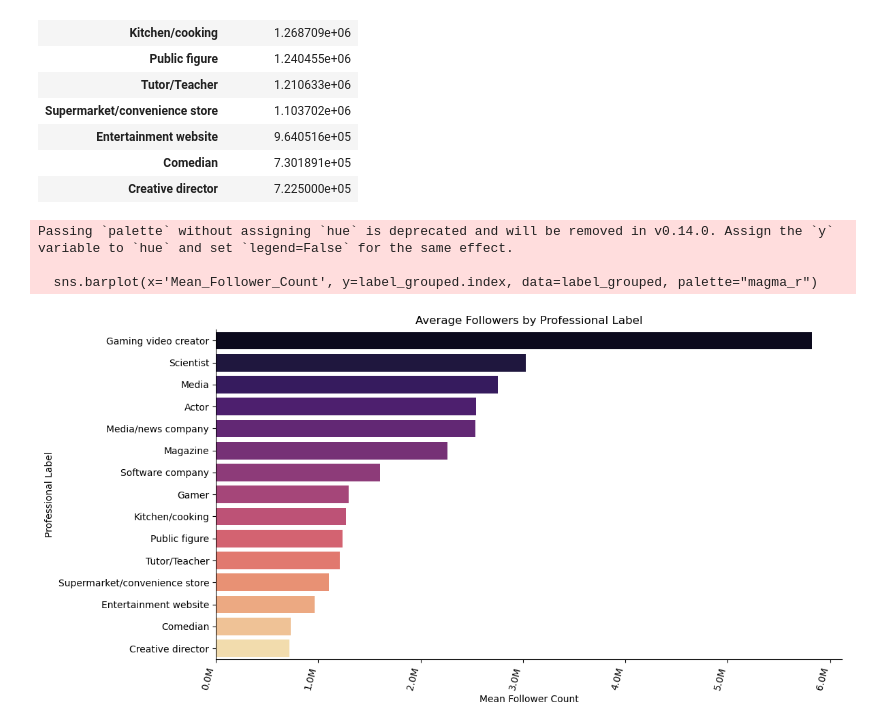
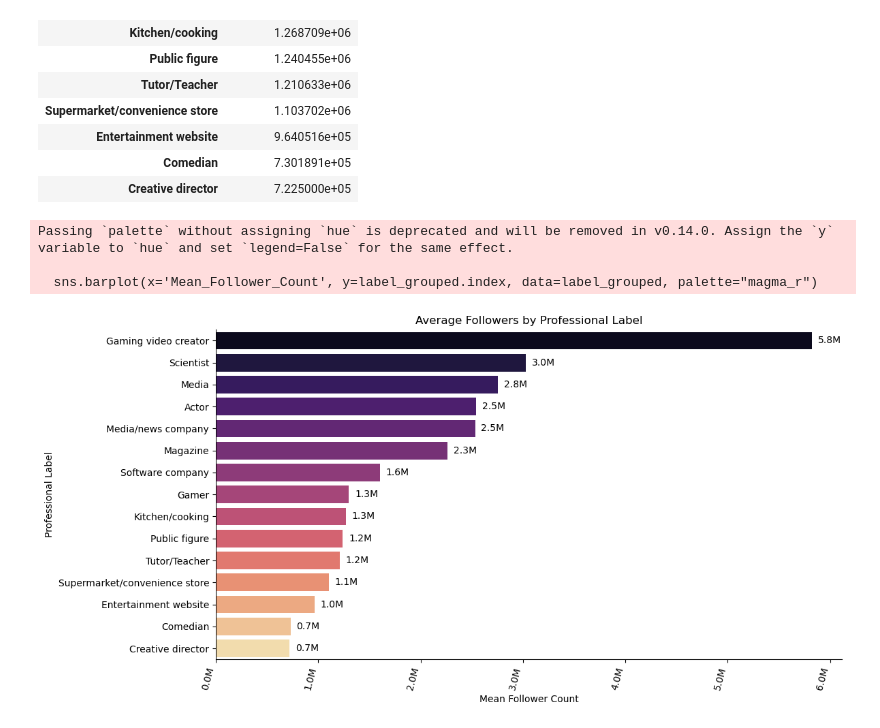
Before and after one commit to Sujalk63/instagram-dataset-exploration-and-analysis, a Jupyter notebook: 1_ProfessionalLabelsVsFollowerCount.ipynb, the cells around one changed output. Drawn from its saved outputs; the diff is of its cells as text; code cells hidden in the pictures.

Commit message:
added plt text

```diff
--- a/1_ProfessionalLabelsVsFollowerCount.ipynb
+++ b/1_ProfessionalLabelsVsFollowerCount.ipynb
@@ -8,11 +9,29 @@ file_path = r'C:\Users\Sujal Karmakar\Desktop\Desktop\Data Analyst\Python\python
 df = pd.read_excel(file_path)
 
 # filtering valid labels only
-df = df[df["Professional Label"].notna()] # professional label should not be nan
+
+# professional label should not be nan
+df = df[df["Professional Label"].notna()]
+
 label_counts = df["Professional Label"].value_counts()
-valid_labels =  label_counts[label_counts >= 5].index # the count of label should atleast be 5
+
+# the count of label should atleast be 5
+valid_labels =  label_counts[label_counts >= 5].index
+
 df = df[df["Professional Label"].isin(valid_labels)]
 
+# fiiling 0 to each nan values
+df["Followers Count"] = df["Followers Count"].fillna(0)
+
+df["Following Count"] = df["Following Count"].fillna(0)
+
+# creating a M foramt for followers and following count
+df["followers formatted"] = df["Followers Count"].apply(lambda x: millify(x) if pd.notna(x) else 0)
+
+df["Following formatted"] = df["Following Count"].apply(lambda x: millify(x) if pd.notna(x) else 0)
+
+# df["Following formatted"]
+
 df.info()
 # %% [output]
 <class 'pandas.core.frame.DataFrame'>
@@ -81,31 +96,44 @@ label_grouped
 from matplotlib.ticker import FuncFormatter
 
 label_grouped = label_grouped.sort_values(by='Mean_Follower_Count', ascending=True)
 
 plt.figure(figsize=(12, 6))
 sns.barplot(x='Mean_Follower_Count', y=label_grouped.index, data=label_grouped, palette="magma_r")
 
 
 # Add labels and title
 plt.xlabel('Mean Follower Count')
 plt.ylabel('Professional Label')
 plt.title('Average Followers by Professional Label')
 
 plt.gca().invert_yaxis()
 plt.gca().spines['top'].set_visible(False)
 plt.gca().spines['right'].set_visible(False)
 
 # Apply FuncFormatter to display x-axis ticks in millions
 formatter = FuncFormatter(lambda x, _: f'{x/1e6:.1f}M')
 plt.gca().xaxis.set_major_formatter(formatter)
 
 plt.xticks(rotation=75, ha='right')
 
+# Add text labels to each bar
+for index, value in enumerate(label_grouped['Mean_Follower_Count']):
+    plt.text(
+        value + 0.01 * label_grouped['Mean_Follower_Count'].max(),  # "0.01" is not for adding but a bit to the right of the bar
+        index,  # y-position
+        f'{value / 1e6:.1f}M',  # formatted label
+        va='center',
+        ha='left',
+        fontsize=10,
+        color='black'
+    )
+
+
 # Show the plot
 plt.tight_layout()
 plt.show()
 # %% [output]
 Passing `palette` without assigning `hue` is deprecated and will be removed in v0.14.0. Assign the `y` variable to `hue` and set `legend=False` for the same effect.
 
   sns.barplot(x='Mean_Follower_Count', y=label_grouped.index, data=label_grouped, palette="magma_r")
-[figure, old version]
+[figure, new version]
```
Also changed, not shown: parts of 3 cells of this notebook, 1 other file.
